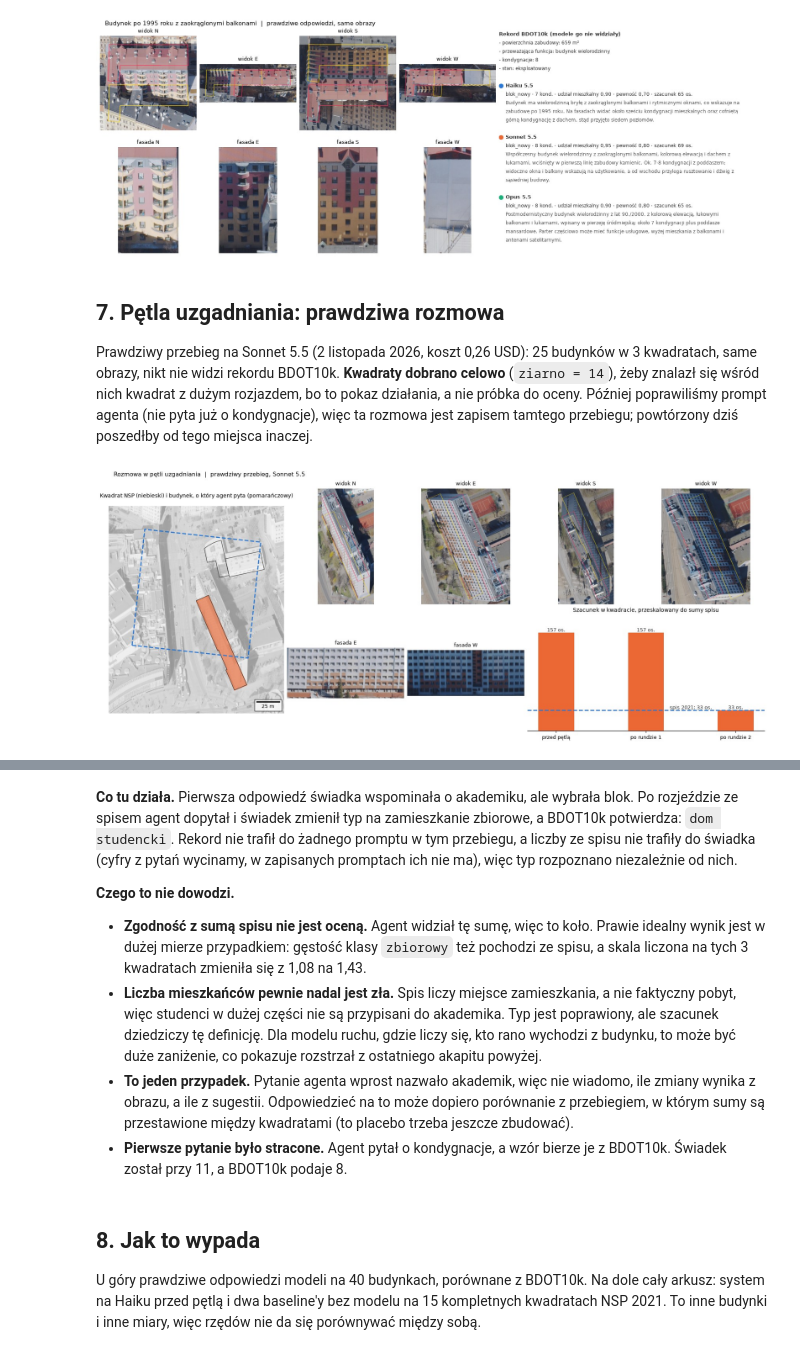
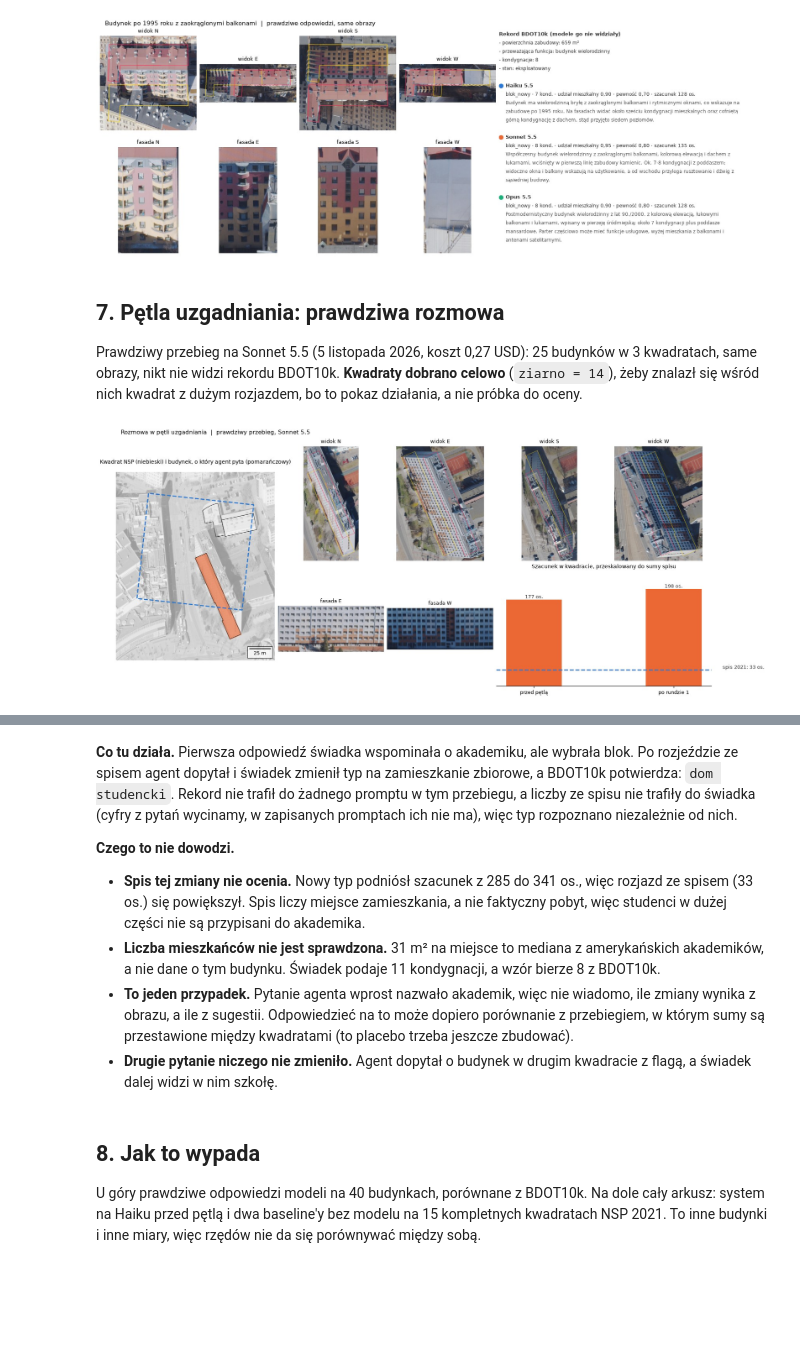
Before and after one commit to wust-terrain/wroclaw-population-agents, a Jupyter notebook: notebooks/proof_of_concept.ipynb, the cells around one changed output, grey strips where cells are left out. Drawn from its saved outputs; the diff is of its cells as text; code cells hidden in the pictures; blank space fills up the shorter version.

```diff
--- a/notebooks/proof_of_concept.ipynb
+++ b/notebooks/proof_of_concept.ipynb
@@ -168,16 +168,16 @@ BLOKI = {  # nazwa: (x, y, tytuł, opis, typ albo None dla danych, działa?)
     "przestrzenny": (23, 39, "Świadek przestrzenny", "karta budynku: wycinki,\nfasady, rekord BDOT", "deterministyczny", True),
     "statystyczny": (23, 11, "Świadek statystyczny", "ludność kwadratu z 2021", "deterministyczny", True),
     "wizualny": (46, 46, "Świadek wizualny", "typ zabudowy, kondygnacje,\nudział mieszkalny, stan", "VLM", True),
-    "rubryka": (46, 18, "Agent rubryki", "osoby na dom, gęstość klasy;\nL1 z wiedzy, L2 z NSP 2021", "LLM", True),
+    "rubryka": (46, 18, "Rubryka", "osoby na dom, m² na osobę;\nstałe z literatury", "deterministyczny", True),
     "bilans": (46, 32, "Agent bilansujący", "porównuje z sumą 2021,\nwskazuje nowe osiedla", "LLM", True),
-    "estymator": (69, 32, "Estymator", "dom: osoby na dom; reszta: pow. ×\nkond. (BDOT) × udział × gęstość", "deterministyczny", True),
+    "estymator": (69, 32, "Estymator", "dom: osoby na dom; reszta: pow. ×\nkond. (BDOT) × udział / m² na osobę", "deterministyczny", True),
     "odniesienia": (69, 11, "Punkty odniesienia", "objętość; objętość × BDOT", None, True),
     "kontrola": (92, 46, "Kontrola z BDOT10k", "kondygnacje, mieszkalny", None, True),
     "ocena": (92, 18, "Obwody, NSP 2021", "do oceny, jeśli nie są\nwejściem", None, False),
 }
 PRZEPLYW = [("orto", "przestrzenny"), ("bdot", "przestrzenny"), ("gus", "statystyczny"), ("obwody", "statystyczny"),
             ("przestrzenny", "wizualny"), ("wizualny", "estymator"), ("rubryka", "estymator"),
-            ("statystyczny", "bilans"), ("statystyczny", "rubryka"), ("estymator", "bilans"),
+            ("statystyczny", "bilans"), ("estymator", "bilans"),
             ("estymator", "kontrola"), ("estymator", "ocena")]
 
 
@@ -389,7 +388,7 @@ pokaz_budynek("0190690B-5BA1-4FC7-859D-95D3D1EFF282", "Budynek po 1995 roku z za
 # %% [markdown]
 ## 7. Pętla uzgadniania: prawdziwa rozmowa
 
-Prawdziwy przebieg na Sonnet 5.5 (2 listopada 2026, koszt 0,26 USD): 25 budynków w 3 kwadratach, same obrazy, nikt nie widzi rekordu BDOT10k. **Kwadraty dobrano celowo** (`ziarno = 14`), żeby znalazł się wśród nich kwadrat z dużym rozjazdem, bo to pokaz działania, a nie próbka do oceny. Później poprawiliśmy prompt agenta (nie pyta już o kondygnacje), więc ta rozmowa jest zapisem tamtego przebiegu; powtórzony dziś poszedłby od tego miejsca inaczej.
+Prawdziwy przebieg na Sonnet 5.5 (5 listopada 2026, koszt 0,27 USD): 25 budynków w 3 kwadratach, same obrazy, nikt nie widzi rekordu BDOT10k. **Kwadraty dobrano celowo** (`ziarno = 14`), żeby znalazł się wśród nich kwadrat z dużym rozjazdem, bo to pokaz działania, a nie próbka do oceny.
 # %%
 dialog = pd.read_csv(PRZEBIEGI / f"{PETLA}__dialog.csv").fillna({"zmiana": ""})
 bilanse = pd.read_csv(PRZEBIEGI / f"{PETLA}__bilans.csv")
@@ -397,7 +396,6 @@ pytania = dialog[dialog.rodzaj == "pytanie"]
 budynek = pytania[pytania.zmiana != ""].budynek.iloc[0]
 with sqlite3.connect(BAZA) as db:
     pierwsza = json.loads(db.execute("SELECT odpowiedz FROM wywolania WHERE model = 'claude-sonnet-5-5' AND budynek = ? AND rola = 'swiadek_wizualny'", (budynek,)).fetchone()[0])
-    rubryka_l1 = json.loads(db.execute("SELECT odpowiedz FROM wywolania WHERE model = 'claude-sonnet-5-5' AND rola = 'rubryka'").fetchone()[0])
 b = bud.loc[budynek]
 kod_kw = miasto.komorka[budynek]
 rundy = bilanse[bilanse.kod == kod_kw].sort_values("runda")
@@ -420,37 +418,34 @@ skala(m, 25)
 s = axs["suma"]
 podpisy = ["przed pętlą" if r == 0 else f"po rundzie {r}" for r in rundy.runda]
 s.bar(podpisy, rundy.szacunek, color=KOLORY[1], width=0.4)
 for i, v in enumerate(rundy.szacunek):
     s.text(i, v, f"{v:.0f} os.", ha="center", va="bottom", fontsize=9, color=TUSZ)
 spis = rundy.ludnosc.iloc[0]
 s.axhline(spis, color=KOLORY[0], lw=2, ls="--")
 s.text(1.5, spis, f"spis 2021: {spis:.0f} os.", va="bottom", ha="center", fontsize=9, color=TUSZ)
 s.set(title="Szacunek w kwadracie, przeskalowany do sumy spisu", ylim=(0, rundy.szacunek.max() * 1.18))
 s.set_yticks([])
 s.spines["left"].set_visible(False)
 fig.suptitle("Rozmowa w pętli uzgadniania  |  prawdziwy przebieg, Sonnet 5.5", fontsize=11, x=0.01, ha="left")
 plt.show()
 
 start = rundy.iloc[0]
 kroki = [f"**Świadek wizualny (VLM), pierwsze spojrzenie.** {pierwsza['typ']}, {pierwsza['kondygnacje']} kond., udział mieszkalny "
          f"{liczba(pierwsza['udzial_mieszkalny'])}, pewność {liczba(pierwsza['pewnosc'])}.\n\n> {pierwsza['uzasadnienie']}",
          f"**Bilans (bez modelu).** Spis 2021 podaje w tym kwadracie {start.ludnosc:.0f} os., a szacunek po przeskalowaniu to "
          f"{start.szacunek:.0f} os., czyli {liczba(start.iloraz)} raza więcej. Kwadrat dostaje flagę rozjazdu."]
 for runda, wiersze in dialog[dialog.runda.notna()].groupby("runda"):
     for w in wiersze[wiersze.rodzaj == "kwadrat"].itertuples():
         if w.kod == kod_kw:
             kroki.append(f"**Agent bilansujący (LLM), runda {runda:.0f}.** Diagnoza: `{w.diagnoza}`.\n\n> {w.uzasadnienie}")
     for w in wiersze[(wiersze.rodzaj == "pytanie") & (wiersze.budynek == budynek)].itertuples():
         kroki.append(f"**Pytanie agenta do świadka.**\n\n> {w.pytanie}")
         kroki.append(f"**Świadek wizualny (VLM), runda {runda:.0f}.**\n\n> {w.odpowiedz}\n\n"
                      f"Zmiana w opisie: {w.zmiana or 'brak'}. Szacunek budynku przed skalowaniem: {w.mieszkancy_przed:.0f} -> {w.mieszkancy_po:.0f} os.")
 kroki.append(f"**Rekord BDOT10k, którego nikt w pętli nie widział.** {b.funkcje}; {b.kondygnacje:.0f} kond.; {b.geometry.area:.0f} m².")
-koncowy = pytania.mieszkancy_po.iloc[-1]
-wedlug_l1 = z_rubryki("zbiorowy", b.geometry.area * b.kondygnacje, rubryka_l1) * pierwsza["udzial_mieszkalny"]
-kroki.append(f"**Ta sama klasa, inna rubryka.** Akademik z rubryką skalibrowaną na spisie to {koncowy:.0f} os., a z rubryką z wiedzy Sonneta (bez spisu) ok. {wedlug_l1:.0f} os.")
 display(Markdown("\n\n".join(kroki)))
 # %% [output]
-[figure, old version]
+[figure, new version]
 **Świadek wizualny (VLM), pierwsze spojrzenie.** blok_prl, 11 kond., udział mieszkalny 0,90, pewność 0,60.
 
 > Długi, wysoki budynek z prefabrykatów z powtarzalnymi oknami i płaskim dachem z instalacjami, typowy dla PRL. Na fasadach widać około 6 kondygnacji ponad cokołem w widoku E i więcej w widoku z W, więc przyjmuję 11; możliwe, że to akademik, ale wzór okien wskazuje na mieszkania.
@@ -493,10 +476,10 @@ Zmiana w opisie: typ: blok_prl -> zbiorowy. Szacunek budynku przed skalowaniem:
 
 **Czego to nie dowodzi.**
 
-- **Zgodność z sumą spisu nie jest oceną.** Agent widział tę sumę, więc to koło. Prawie idealny wynik jest w dużej mierze przypadkiem: gęstość klasy `zbiorowy` też pochodzi ze spisu, a skala liczona na tych 3 kwadratach zmieniła się z 1,08 na 1,43.
-- **Liczba mieszkańców pewnie nadal jest zła.** Spis liczy miejsce zamieszkania, a nie faktyczny pobyt, więc studenci w dużej części nie są przypisani do akademika. Typ jest poprawiony, ale szacunek dziedziczy tę definicję. Dla modelu ruchu, gdzie liczy się, kto rano wychodzi z budynku, to może być duże zaniżenie, co pokazuje rozstrzał z ostatniego akapitu powyżej.
+- **Spis tej zmiany nie ocenia.** Nowy typ podniósł szacunek z 285 do 341 os., więc rozjazd ze spisem (33 os.) się powiększył. Spis liczy miejsce zamieszkania, a nie faktyczny pobyt, więc studenci w dużej części nie są przypisani do akademika.
+- **Liczba mieszkańców nie jest sprawdzona.** 31 m² na miejsce to mediana z amerykańskich akademików, a nie dane o tym budynku. Świadek podaje 11 kondygnacji, a wzór bierze 8 z BDOT10k.
 - **To jeden przypadek.** Pytanie agenta wprost nazwało akademik, więc nie wiadomo, ile zmiany wynika z obrazu, a ile z sugestii. Odpowiedzieć na to może dopiero porównanie z przebiegiem, w którym sumy są przestawione między kwadratami (to placebo trzeba jeszcze zbudować).
-- **Pierwsze pytanie było stracone.** Agent pytał o kondygnacje, a wzór bierze je z BDOT10k. Świadek został przy 11, a BDOT10k podaje 8.
+- **Drugie pytanie niczego nie zmieniło.** Agent dopytał o budynek w drugim kwadracie z flagą, a świadek dalej widzi w nim szkołę.
 # %% [markdown]
 ## 8. Jak to wypada
 
```
Also changed, not shown: parts of 10 cells of this notebook, 23 other files.
